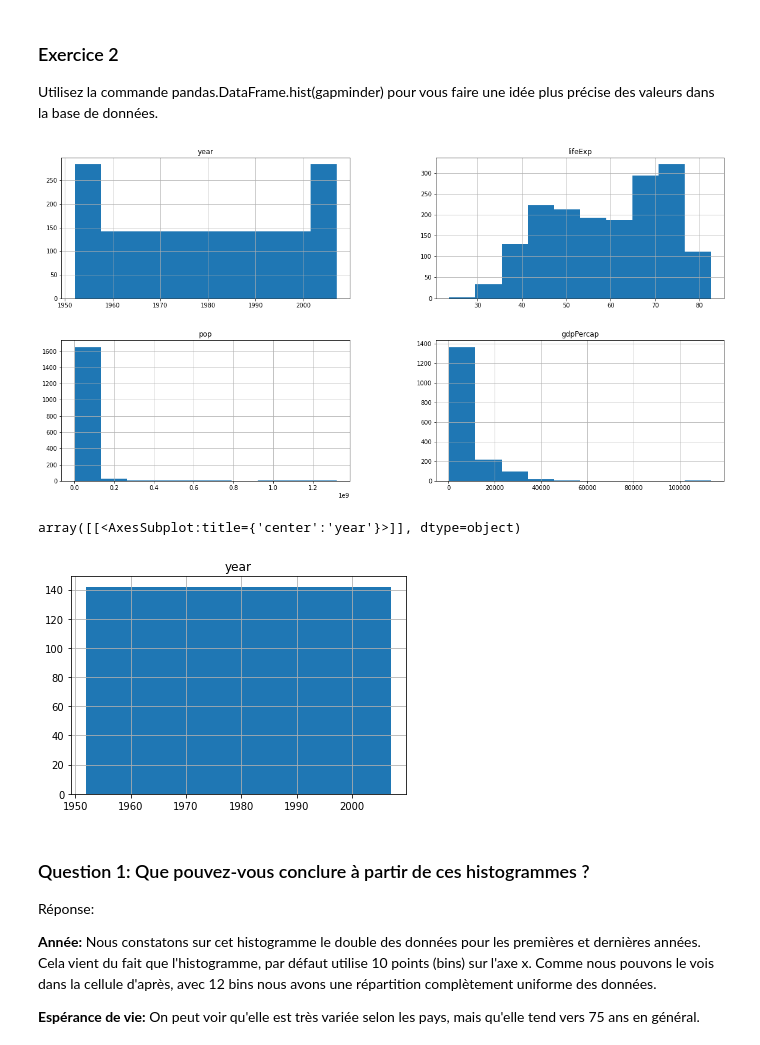
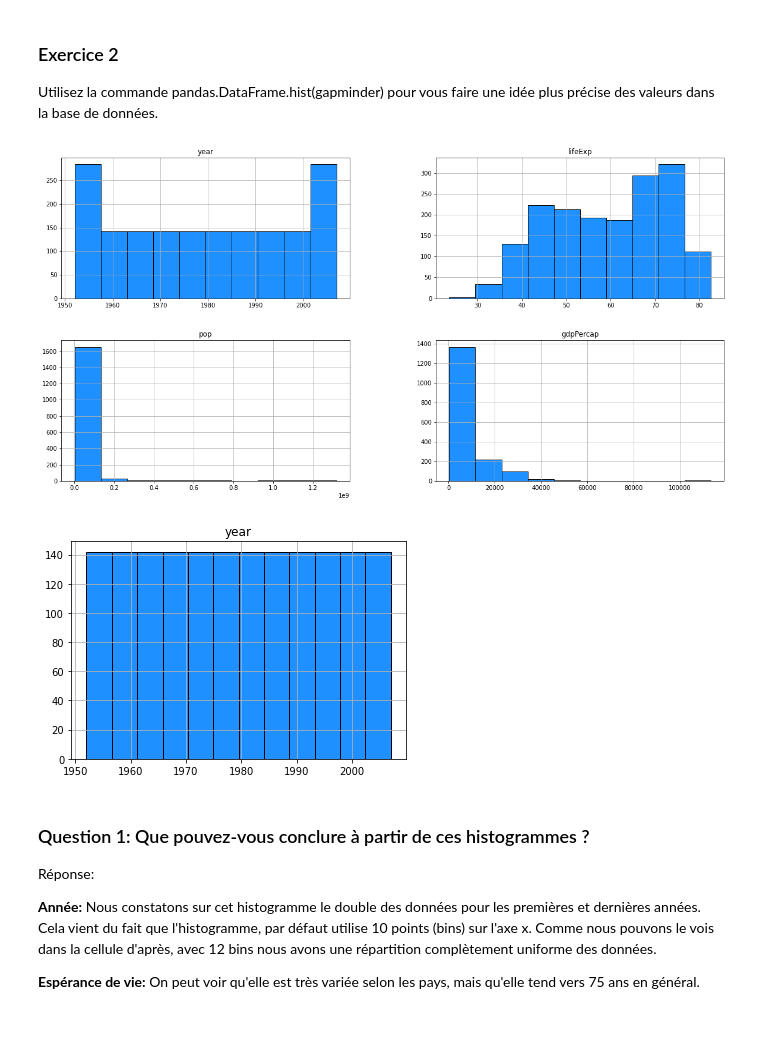
Before and after one commit to DrC0okie/Roy_VanHove_ISD_TP3, a Jupyter notebook: gapminder.ipynb, the cells around one changed output. Cells and saved outputs as stored; diff of their text form; code cells hidden in the pictures.

```diff
--- a/gapminder.ipynb
+++ b/gapminder.ipynb
@@ -54,15 +53,14 @@ memory usage: 80.0+ KB
 
 Utilisez la commande pandas.DataFrame.hist(gapminder) pour vous faire une idée plus précise des valeurs dans la base de données.
 # %%
-gm.hist(figsize=(20, 10));
+gm.hist(figsize=(20, 10), color="dodgerblue", edgecolor="black");
 # %% [output]
-[figure, old version]
+[figure, new version]
 # %%
 #Utilisé 12 bins pour justifier le fait qu'aucune données n'est manquantes dans les années
-gm.loc[:, ["year"]].hist(bins=12)
+hist = gm.loc[:, ["year"]].hist(bins=12, color="dodgerblue", edgecolor="black")
 # %% [output]
-array([[<AxesSubplot:title={'center':'year'}>]], dtype=object)
-[figure, old version]
+[figure, new version]
 # %% [markdown]
 ### Question 1: Que pouvez-vous conclure à partir de ces histogrammes ?
 Réponse:
```
Also changed, not shown: parts of 7 cells of this notebook.
